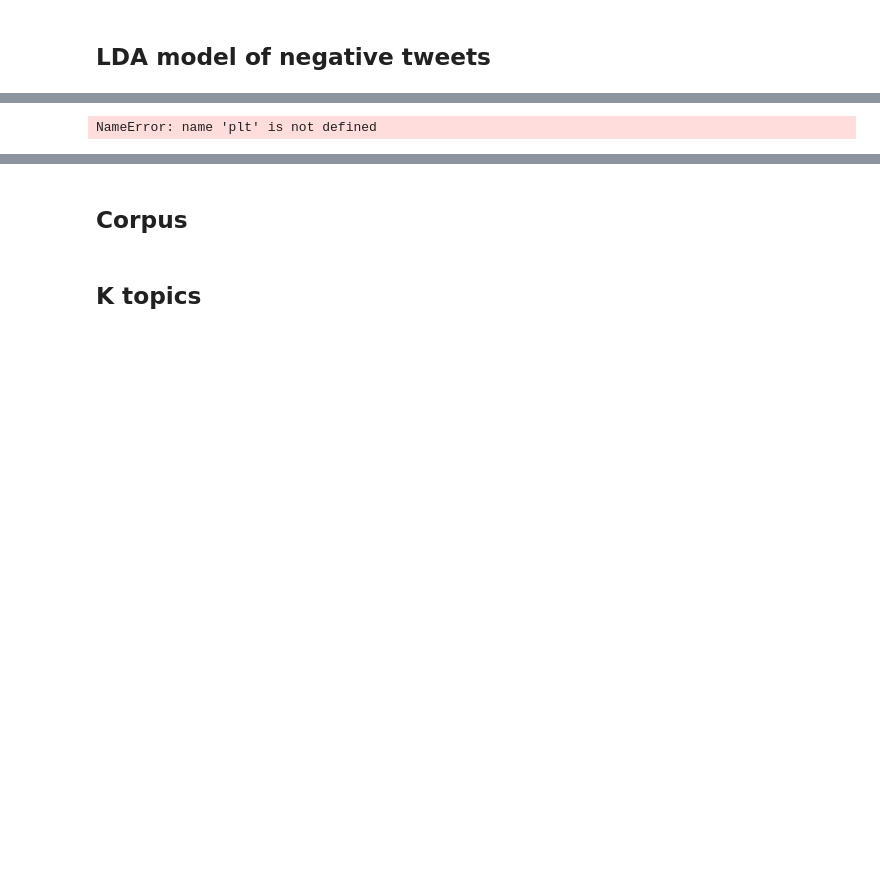
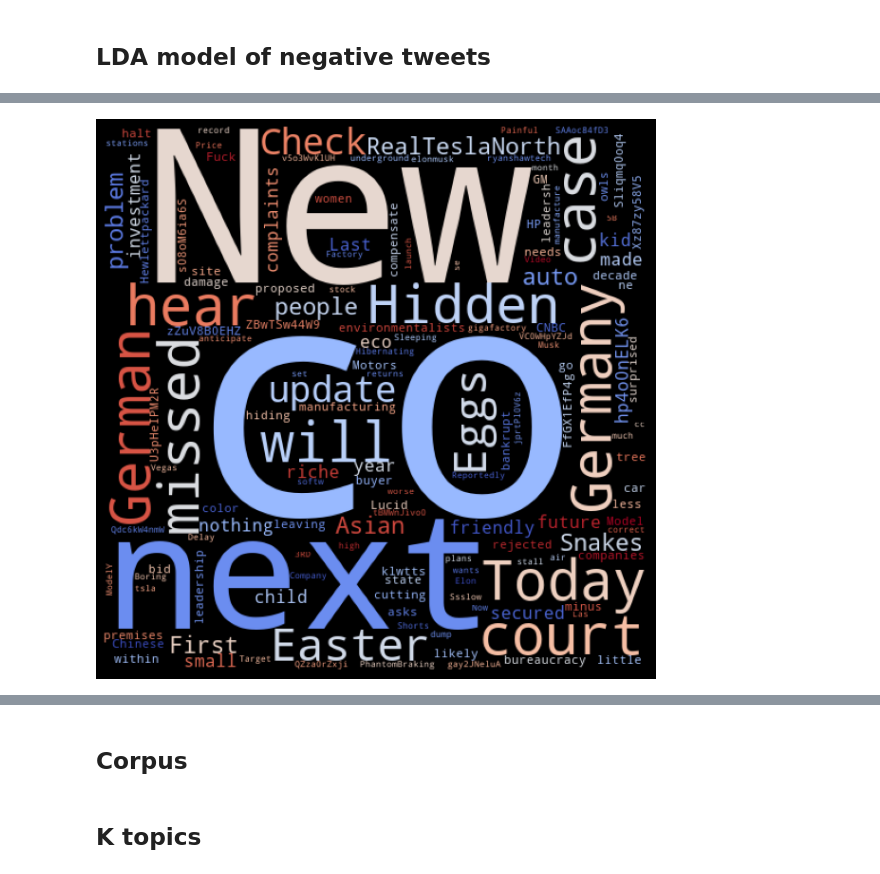
Before and after one commit to DRAE-MLP/PreprocessTweet, a Jupyter notebook: lda_model.ipynb, the cells around one changed output, grey strips where cells are left out. Saved outputs shown, nothing was run; the diff lists cells and outputs as text; code cells hidden in the pictures; blank space fills up the shorter version.

```diff
--- a/lda_model.ipynb
+++ b/lda_model.ipynb
@@ -34,21 +42,17 @@ neg
 # %%
 from wordcloud import STOPWORDS , WordCloud
 stopwords = set(STOPWORDS)
-stopwords.update(["american", "air","airline","thank","united","us","airways","virgin","america","jetblue",
-        "usairway","usairways","flight","americanair","southwestair","southwestairlines",
-        "southwestairway","southwestairways","virginamerica","really","will","going","thanks","thankyou",
-        "please","got","let","take","help","already","never","now","told","guy","new","sure","still","amp",
-        "plane","tell","ye","trying","yes"])
+stopwords.update(["https",'tesla'])
 
 depression_words = ' '.join(list(tweets[tweets['flag'] == 'negative']['text']))
 dep_wc = WordCloud(stopwords = stopwords,width = 512,height = 512, collocations=False, colormap="coolwarm").generate(depression_words)
 plt.figure(figsize = (10, 8), facecolor = 'k')
 plt.imshow(dep_wc)
 plt.axis('off')
 plt.tight_layout(pad = 0)
 plt.show()
 # %% [output]
-NameError: name 'plt' is not defined
+[figure, added]
 # %%
 #!pip install wordcloud
 
```
Also changed, not shown: parts of 16 cells of this notebook, 2 other files.
